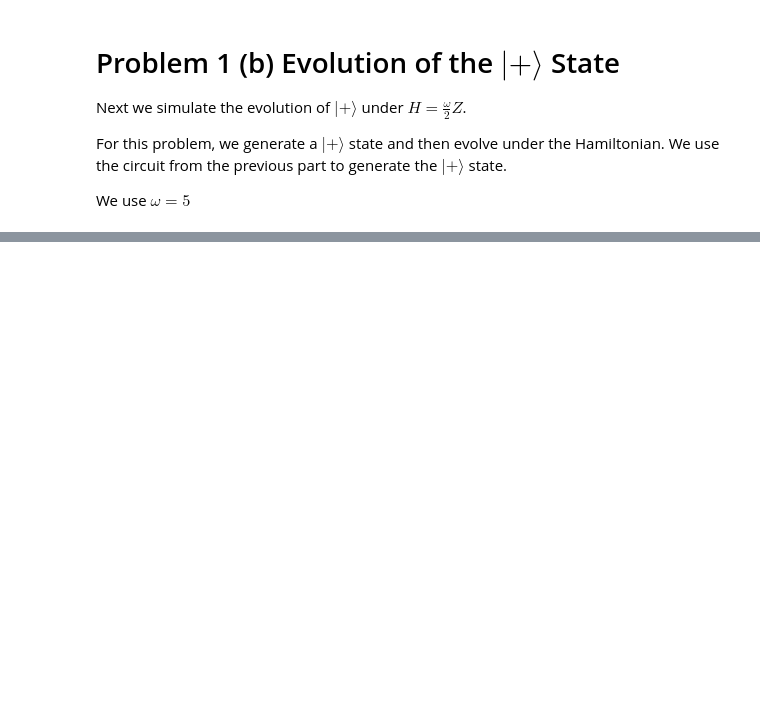
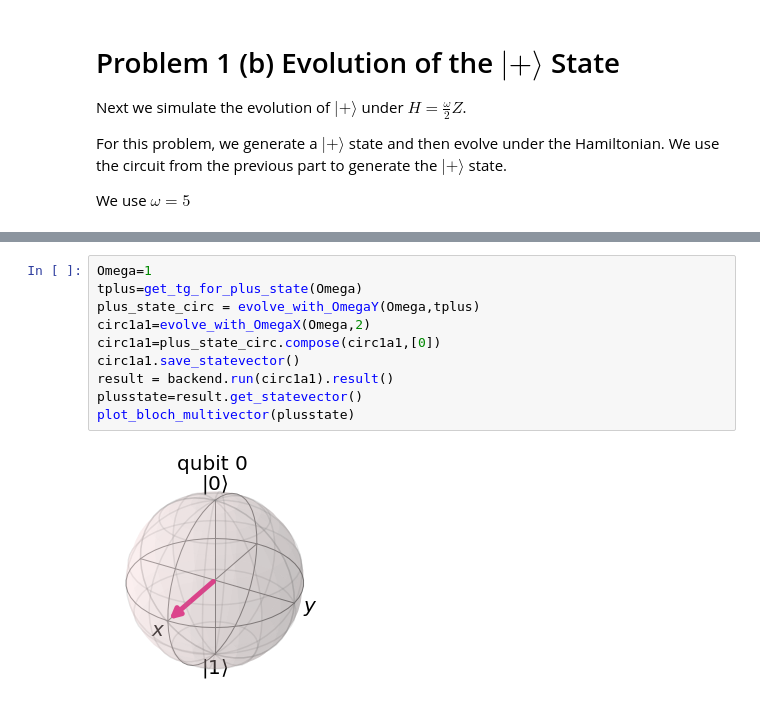
Before and after one commit to Fan-0/AQI2022, a Jupyter notebook: Hw1/Homework-1.ipynb, the cells around one changed output, grey strips where cells are left out. Saved outputs shown, nothing was run; the diff lists cells and outputs as text; blank space fills up the shorter version.

```diff
--- a/Hw1/Homework-1.ipynb
+++ b/Hw1/Homework-1.ipynb
@@ -122,0 +180,12 @@ Text(0, 0.5, '|<+|psi>|^2')
+# %%
+Omega=1
+tplus=get_tg_for_plus_state(Omega)
+plus_state_circ = evolve_with_OmegaY(Omega,tplus)
+circ1a1=evolve_with_OmegaX(Omega,2)
+circ1a1=plus_state_circ.compose(circ1a1,[0])
+circ1a1.save_statevector()
+result = backend.run(circ1a1).result()
+plusstate=result.get_statevector()
+plot_bloch_multivector(plusstate)
+# %% [output]
+[figure, added]
```
Also changed, not shown: parts of 11 cells of this notebook, 2 other files.
